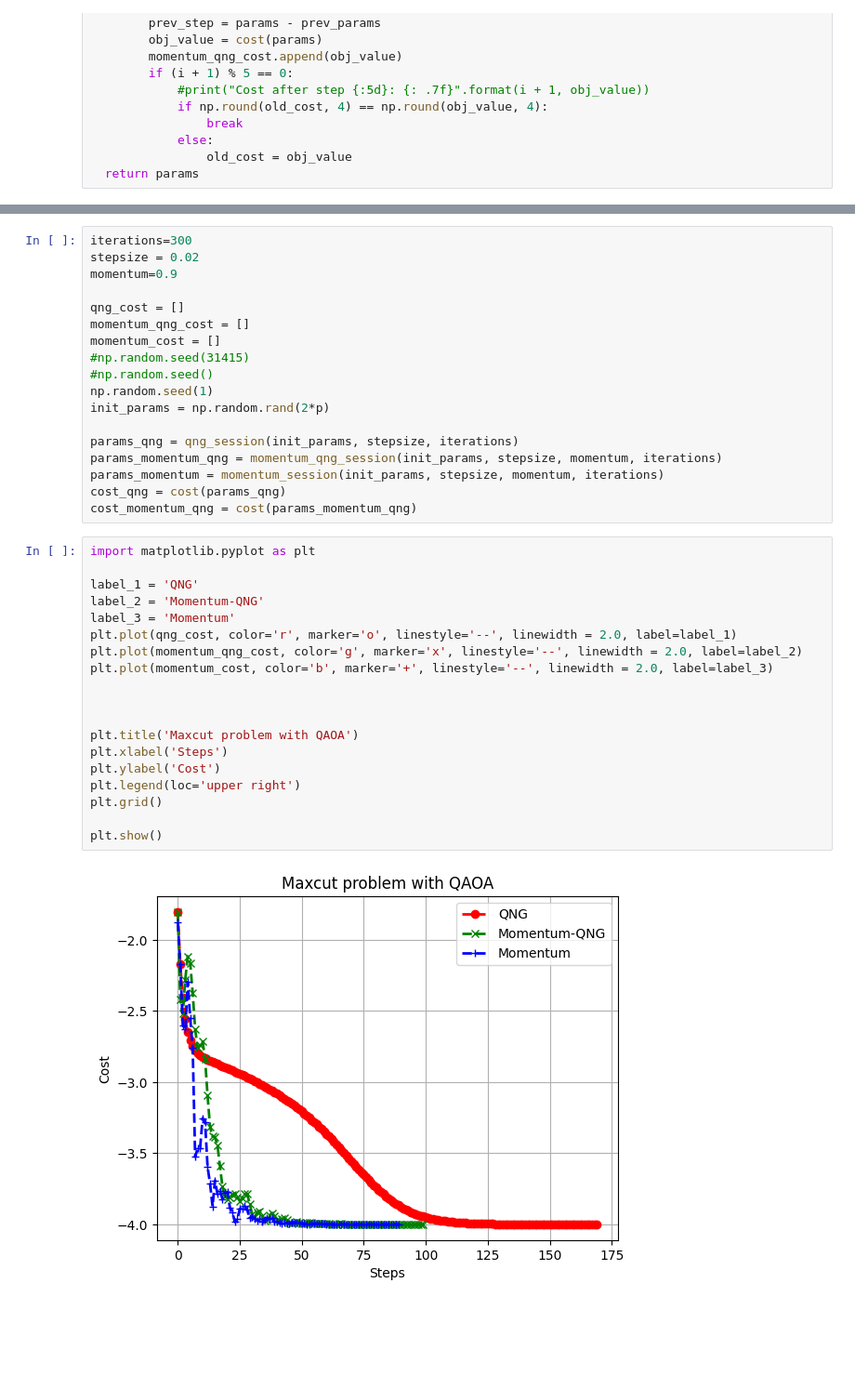
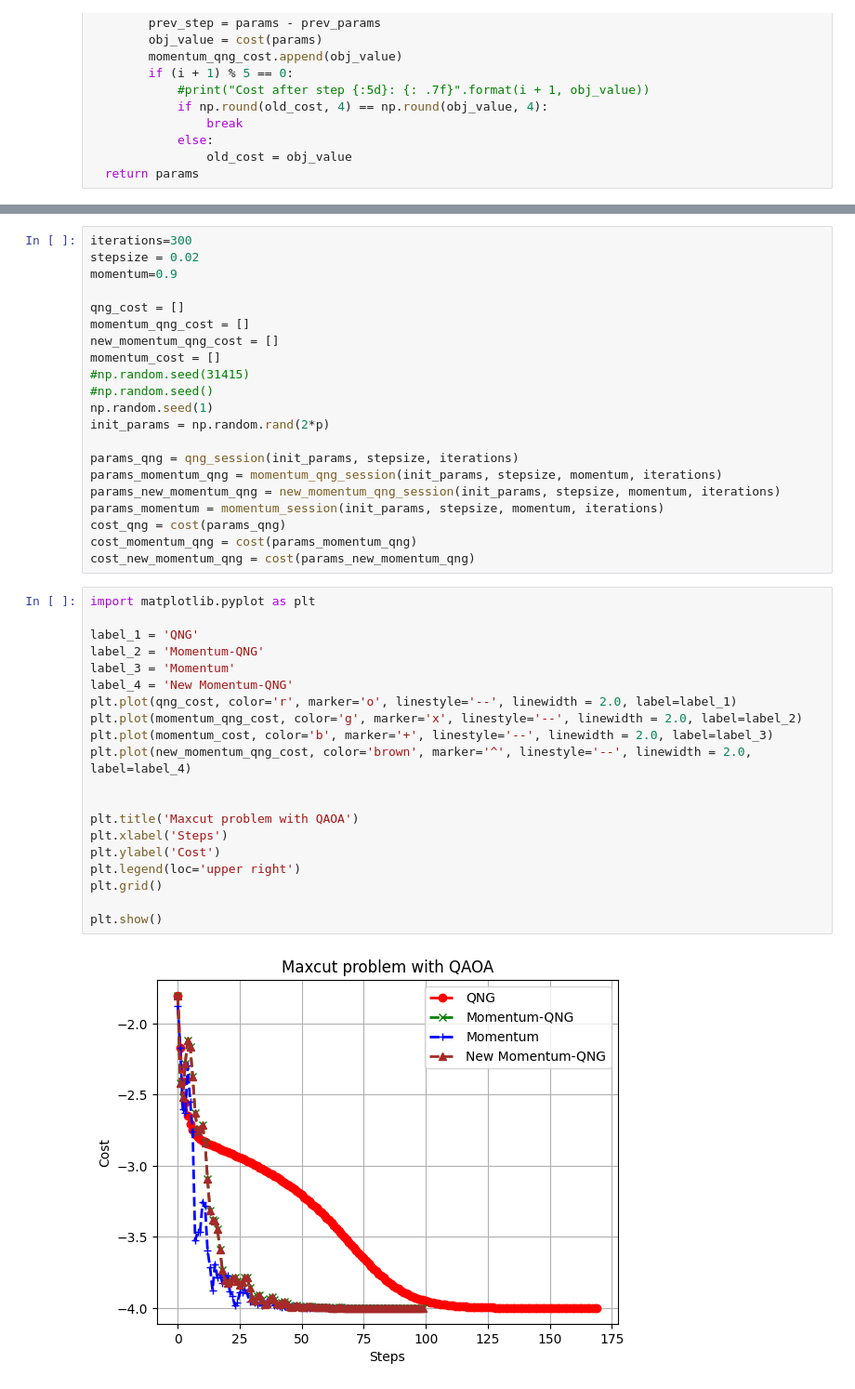
Before and after one commit to borbysh/Momentum-QNG, a Jupyter notebook: Future_work/qaoa_maxcut_qng.ipynb, the cells around one changed output, grey strips where cells are left out. Shown at 93% size. Saved outputs shown, nothing was run; the diff lists cells and outputs as text; blank space fills up the shorter version.

Commit message:
qml.MomentumQNGOptimizer() now works!

```diff
--- a/Future_work/qaoa_maxcut_qng.ipynb
+++ b/Future_work/qaoa_maxcut_qng.ipynb
@@ -315,6 +331,7 @@ momentum=0.9
 
 qng_cost = []
 momentum_qng_cost = []
+new_momentum_qng_cost = []
 momentum_cost = []
 #np.random.seed(31415)
 #np.random.seed()
@@ -323,27 +340,30 @@ init_params = np.random.rand(2*p)
 
 params_qng = qng_session(init_params, stepsize, iterations)
 params_momentum_qng = momentum_qng_session(init_params, stepsize, momentum, iterations)
+params_new_momentum_qng = new_momentum_qng_session(init_params, stepsize, momentum, iterations)
 params_momentum = momentum_session(init_params, stepsize, momentum, iterations)
 cost_qng = cost(params_qng)
 cost_momentum_qng = cost(params_momentum_qng)
+cost_new_momentum_qng = cost(params_new_momentum_qng)
 # %%
 import matplotlib.pyplot as plt
 
 label_1 = 'QNG'
 label_2 = 'Momentum-QNG'
 label_3 = 'Momentum'
+label_4 = 'New Momentum-QNG'
 plt.plot(qng_cost, color='r', marker='o', linestyle='--', linewidth = 2.0, label=label_1)
 plt.plot(momentum_qng_cost, color='g', marker='x', linestyle='--', linewidth = 2.0, label=label_2)
 plt.plot(momentum_cost, color='b', marker='+', linestyle='--', linewidth = 2.0, label=label_3)
-
+plt.plot(new_momentum_qng_cost, color='brown', marker='^', linestyle='--', linewidth = 2.0, label=label_4)
 
 
 plt.title('Maxcut problem with QAOA')
 plt.xlabel('Steps')
 plt.ylabel('Cost')
 plt.legend(loc='upper right')
 plt.grid()
 
 plt.show()
 # %% [output]
-[figure, old version]
+[figure, new version]
```
Also changed, not shown: parts of 2 cells of this notebook.
